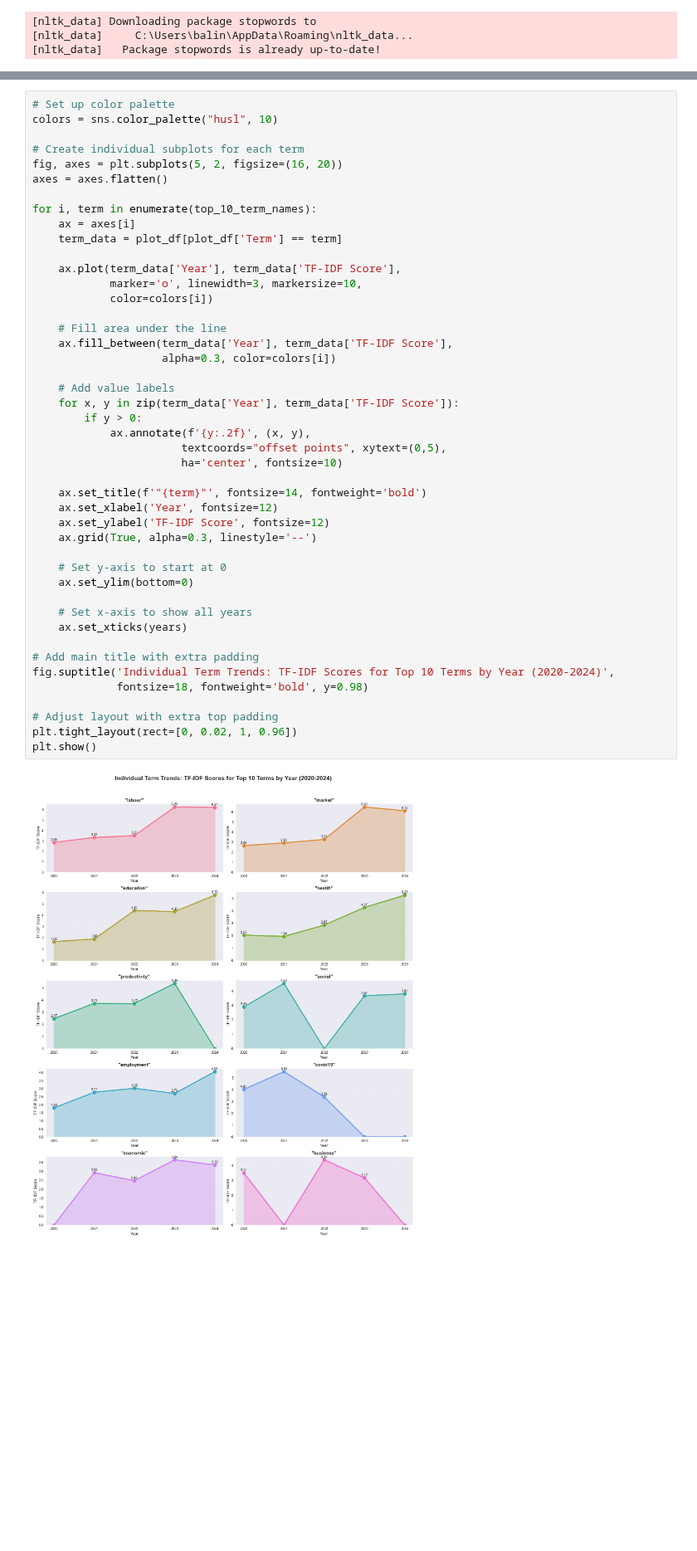
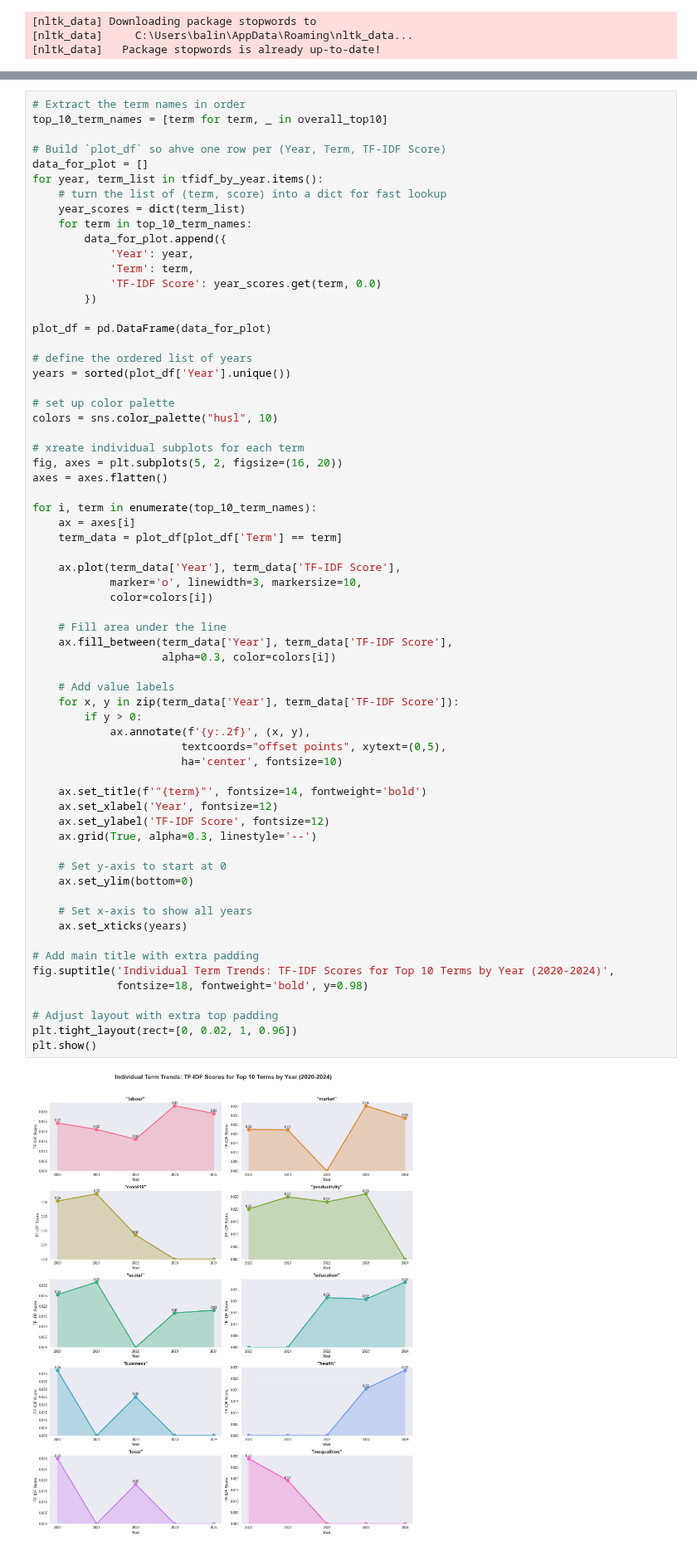
Before and after one commit to balintstewart77/ADR_DEA_project, a Jupyter notebook: analysis/DEA_projects_analysis.ipynb, the cells around one changed output, grey strips where cells are left out. Shown at 83% size. Drawn from its saved outputs; the diff is of its cells as text; blank space fills up the shorter version.

Commit message:
tfidf norm correction

```diff
--- a/analysis/DEA_projects_analysis.ipynb
+++ b/analysis/DEA_projects_analysis.ipynb
@@ -1725,8 +1701,28 @@ Top 10 terms for 2020:
 # %%
-# Set up color palette
+# Extract the term names in order
+top_10_term_names = [term for term, _ in overall_top10]
+
+# Build `plot_df` so ahve one row per (Year, Term, TF-IDF Score)
+data_for_plot = []
+for year, term_list in tfidf_by_year.items():
+    # turn the list of (term, score) into a dict for fast lookup
+    year_scores = dict(term_list)
+    for term in top_10_term_names:
+        data_for_plot.append({
+            'Year': year,
+            'Term': term,
+            'TF-IDF Score': year_scores.get(term, 0.0)
+        })
+
+plot_df = pd.DataFrame(data_for_plot)
+
+# define the ordered list of years
+years = sorted(plot_df['Year'].unique())
+
+# set up color palette
 colors = sns.color_palette("husl", 10)
 
-# Create individual subplots for each term
+# xreate individual subplots for each term
 fig, axes = plt.subplots(5, 2, figsize=(16, 20))
 axes = axes.flatten()
 
@@ -1741,34 +1737,34 @@ for i, term in enumerate(top_10_term_names):
     # Fill area under the line
     ax.fill_between(term_data['Year'], term_data['TF-IDF Score'],
                     alpha=0.3, color=colors[i])
 
     # Add value labels
     for x, y in zip(term_data['Year'], term_data['TF-IDF Score']):
         if y > 0:
             ax.annotate(f'{y:.2f}', (x, y),
                        textcoords="offset points", xytext=(0,5),
                        ha='center', fontsize=10)
 
     ax.set_title(f'"{term}"', fontsize=14, fontweight='bold')
     ax.set_xlabel('Year', fontsize=12)
     ax.set_ylabel('TF-IDF Score', fontsize=12)
     ax.grid(True, alpha=0.3, linestyle='--')
 
     # Set y-axis to start at 0
     ax.set_ylim(bottom=0)
 
     # Set x-axis to show all years
     ax.set_xticks(years)
 
 # Add main title with extra padding
 fig.suptitle('Individual Term Trends: TF-IDF Scores for Top 10 Terms by Year (2020-2024)',
              fontsize=18, fontweight='bold', y=0.98)
 
 # Adjust layout with extra top padding
 plt.tight_layout(rect=[0, 0.02, 1, 0.96])
 plt.show()
 # %% [output]
-[figure, old version]
+[figure, new version]
 # %% [markdown]
 ### Figure 12: Annual shifts in research emphasis (2020–2024): TF-IDF heatmap of top 10 terms in DEA project titles
 This heatmap visualises annual TF-IDF scores for the top 10 research terms found in project titles between 2020 and 2024. Each cell shows the TF-IDF score of a term in a given year, with warmer colors (orange to deep red) indicating higher relative importance of the term in that year’s corpus of titles. For example, covid19 peaked in importance in 2021 before disappearing in later years, while terms like education and labour grew more prominent over time. The color gradient helps highlight shifts in thematic focus across DEA-accredited research.
```
Also changed, not shown: parts of 4 cells of this notebook.
